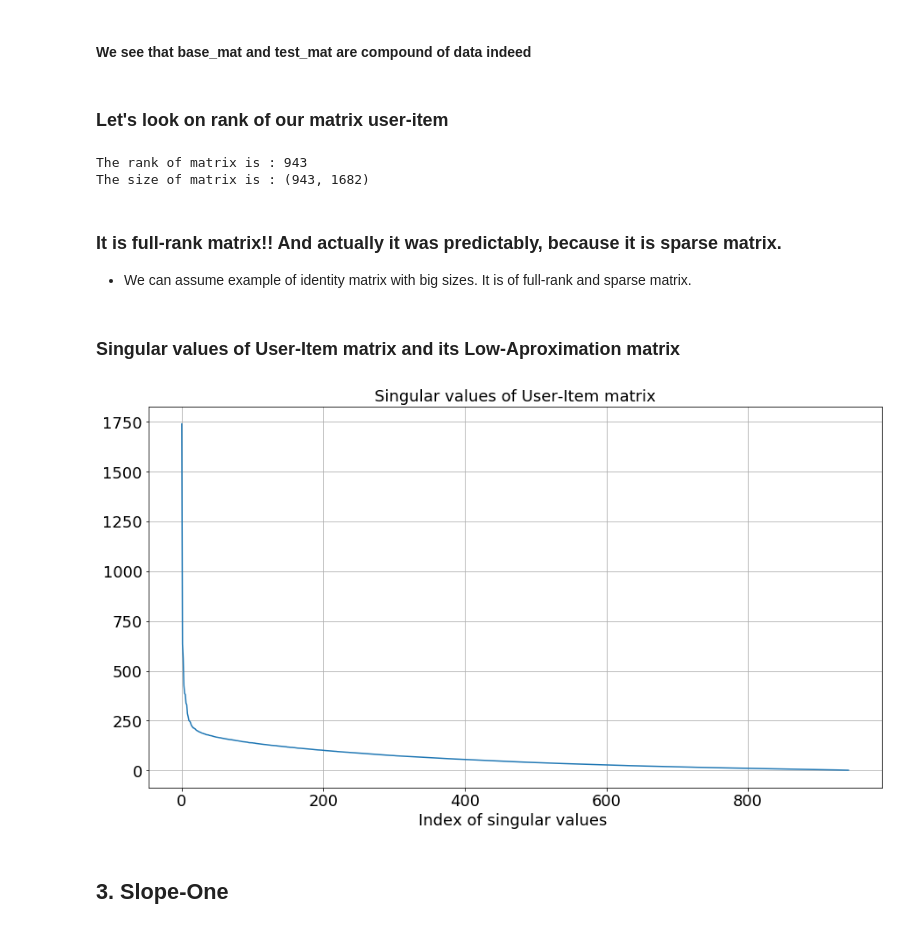
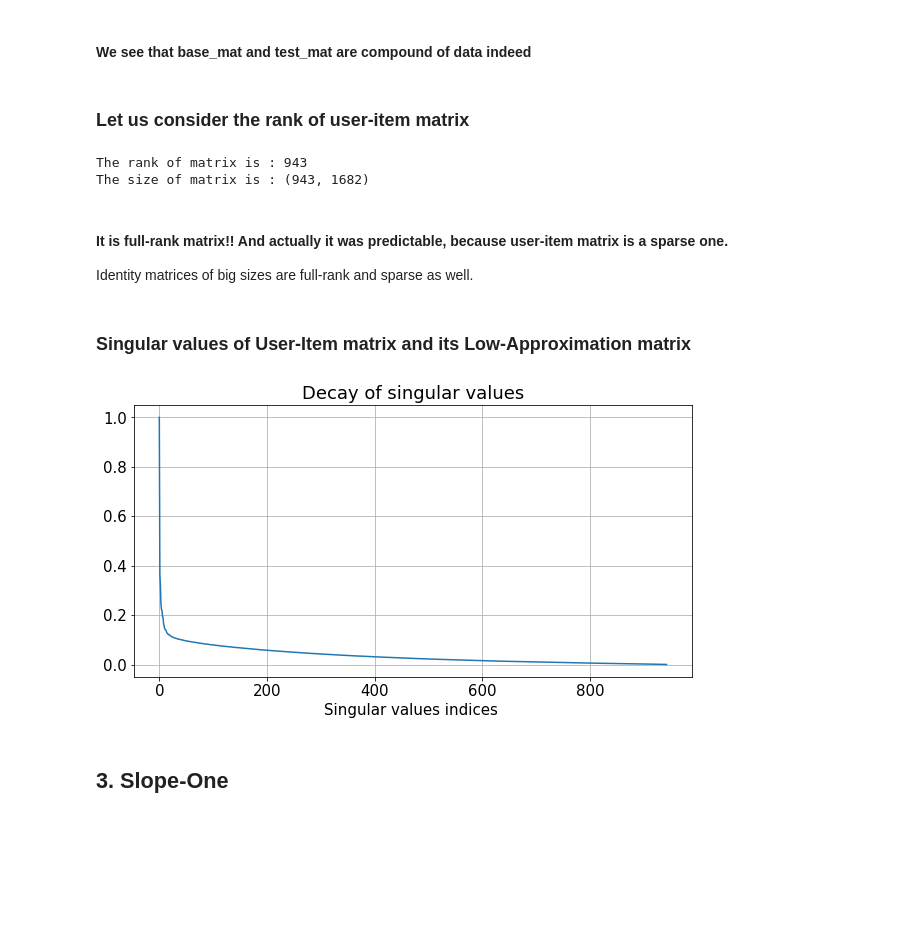
Before and after one commit to Alsalivan/NLA-Project, a Jupyter notebook: SVD + Slope-One Recommendation System_last_(2).ipynb, the cells around one changed output. Drawn from its saved outputs; the diff is of its cells as text; code cells hidden in the pictures; blank space fills up the shorter version.

```diff
--- a/SVD + Slope-One Recommendation System.ipynb
+++ b/SVD + Slope-One Recommendation System_last_(2).ipynb
@@ -264,6 +269,6 @@ array([5., 3., 4., 3., 3., 5., 4., 1., 5., 3., 2., 5., 5., 5., 5., 5., 3.,
 # %% [markdown]
 #### We see that base_mat and test_mat are compound of data indeed
 # %% [markdown]
-### Let's look on rank of our matrix user-item
+### Let us consider the rank of  user-item matrix
 # %%
 from numpy.linalg import matrix_rank
@@ -273,25 +279,26 @@ print('The size of matrix is :', base_mat.shape)
 The rank of matrix is : 943
 The size of matrix is : (943, 1682)
 # %% [markdown]
-### It is full-rank matrix!! And actually it was predictably, because it is sparse matrix.
-* We can assume example of identity matrix with big sizes. It is of full-rank and sparse matrix.
+#### It is full-rank matrix!! And actually it was predictable, because user-item matrix is a sparse one.
+
+Identity matrices of big sizes are full-rank and sparse as well.
 # %% [markdown]
-### Singular values of User-Item matrix and its Low-Aproximation matrix
+### Singular values of User-Item matrix and its Low-Approximation matrix
 # %%
 from scipy.sparse.linalg import svds
 from scipy.linalg import svd
 
 u, sigma, v = svd(base_mat)
+
+plt.figure(figsize = [10, 5])
+plt.title('Decay of singular values', fontsize = 18)
+plt.plot(sigma / sigma[0])
+plt.xlabel("Singular values indices ", fontsize=15)
+plt.yticks(fontsize=15)
+plt.xticks(fontsize=15)
+plt.grid(True)
+# %% [output]
+[figure, added]
-# %%
-plt.figure(figsize = [15,8])
-plt.title('Singular values of User-Item matrix', fontsize = 18)
-plt.plot(sigma[::]/sigma[-1])
-plt.xlabel("Index of singular values ", fontsize=18)
-plt.yticks(fontsize=18)
-plt.xticks(fontsize=18)
-plt.grid(True)
-# %% [output]
-[figure, removed]
 # %% [markdown]
 ## 3. Slope-One
 # %% [markdown]
```
Also changed, not shown: parts of 13 cells of this notebook, 4 other files.
